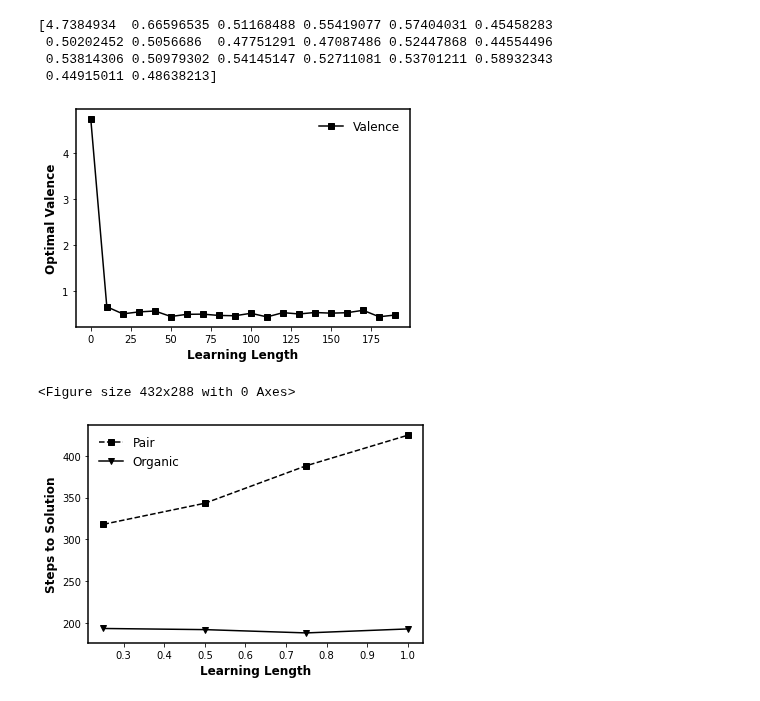
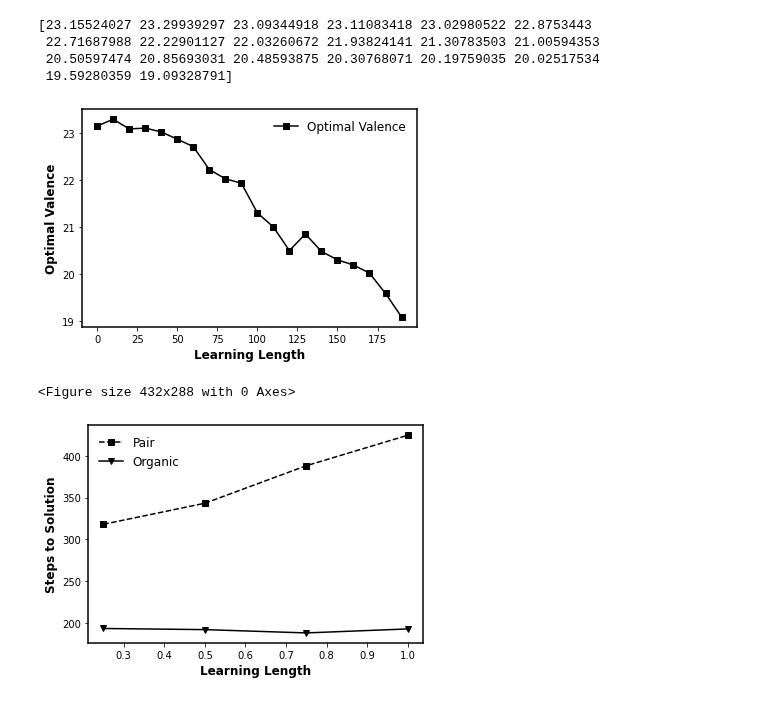
Before and after one commit to GrandJune/HAI, a Jupyter notebook: Strategies/AdaptiveValence/Results.ipynb, the cells around one changed output. Cells and saved outputs as stored; diff of their text form; code cells hidden in the pictures.

```diff
--- a/Strategies/AdaptiveValence/Results.ipynb
+++ b/Strategies/AdaptiveValence/Results.ipynb
@@ -1,32 +1,32 @@
 # %%
 import matplotlib.pyplot as plt
 import pickle
 legend_properties = {'weight':'bold'}
-data_folder = r"E:\data\hai-0520\Strategies_2\AdaptiveValence"
+data_folder = r"E:\data\hai-0520\Strategy_1\AdaptiveValence_1"
 file = data_folder + r"\valence_across_episodes"
 with open(file, 'rb') as infile:
     data = pickle.load(infile)
 print(data)
 # Performance
 x = list(range(0, 200, 10))
 fig, ax = plt.subplots()
 ax.spines["left"].set_linewidth(1.5)
 ax.spines["right"].set_linewidth(1.5)
 ax.spines["top"].set_linewidth(1.5)
 ax.spines["bottom"].set_linewidth(1.5)
-plt.plot(x, data, "k-s", label="Valence")
+plt.plot(x, data, "k-s", label="Optimal Valence")
 plt.xlabel('Learning Length', fontweight='bold', fontsize=12)
 plt.ylabel('Optimal Valence', fontweight='bold', fontsize=12)
 plt.legend(frameon=False, ncol=1, fontsize=12)
 plt.savefig(data_folder + r"\Valence_across_episodes.png", transparent=True, dpi=300)
 plt.show()
 plt.clf()
 # %% [output]
-[4.7384934  0.66596535 0.51168488 0.55419077 0.57404031 0.45458283
- 0.50202452 0.5056686  0.47751291 0.47087486 0.52447868 0.44554496
- 0.53814306 0.50979302 0.54145147 0.52711081 0.53701211 0.58932343
- 0.44915011 0.48638213]
+[23.15524027 23.29939297 23.09344918 23.11083418 23.02980522 22.8753443
+ 22.71687988 22.22901127 22.03260672 21.93824141 21.30783503 21.00594353
+ 20.50597474 20.85693031 20.48593875 20.30768071 20.19759035 20.02517534
+ 19.59280359 19.09328791]
-[figure, old version]
+[figure, new version]
 <Figure size 432x288 with 0 Axes>
 # %%
 #
```
Also changed, not shown: 7 other files.
